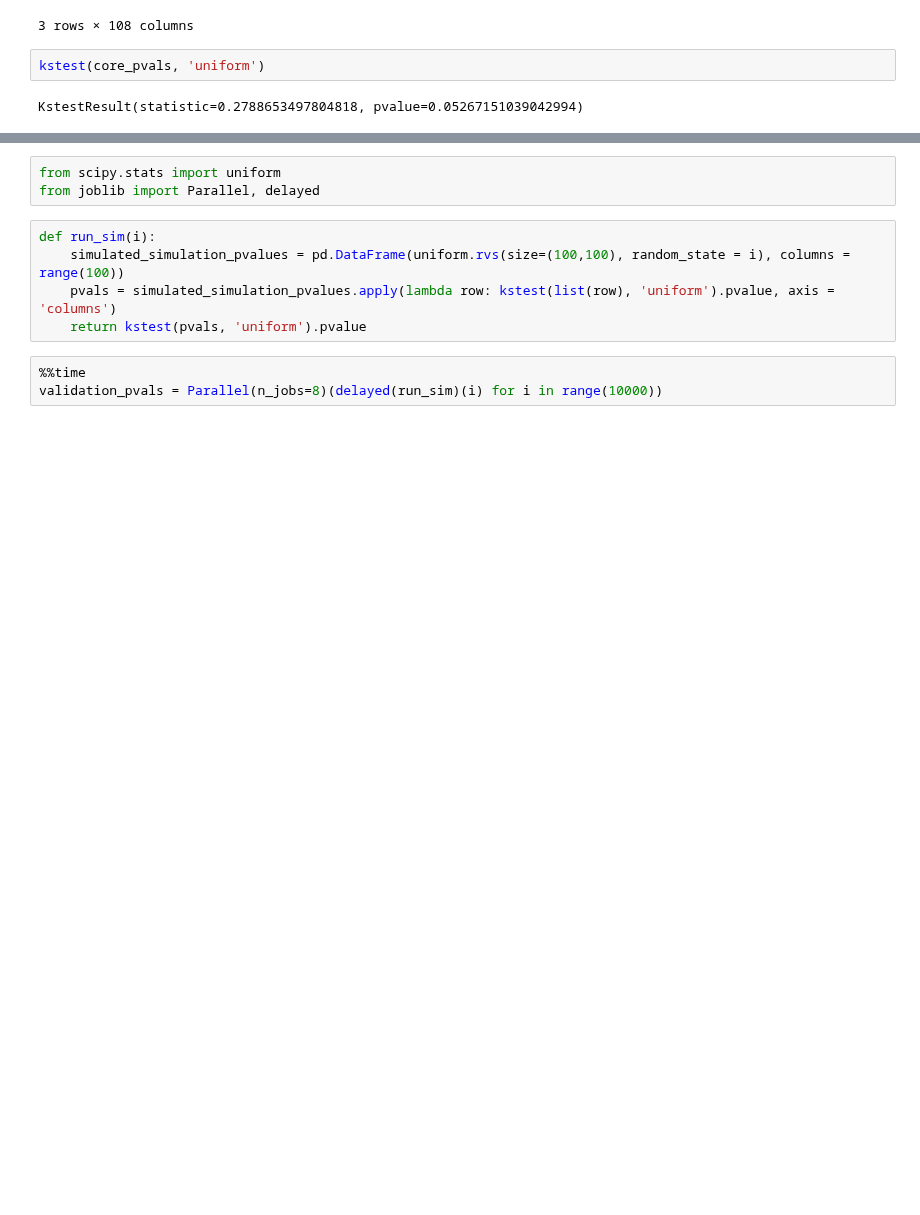
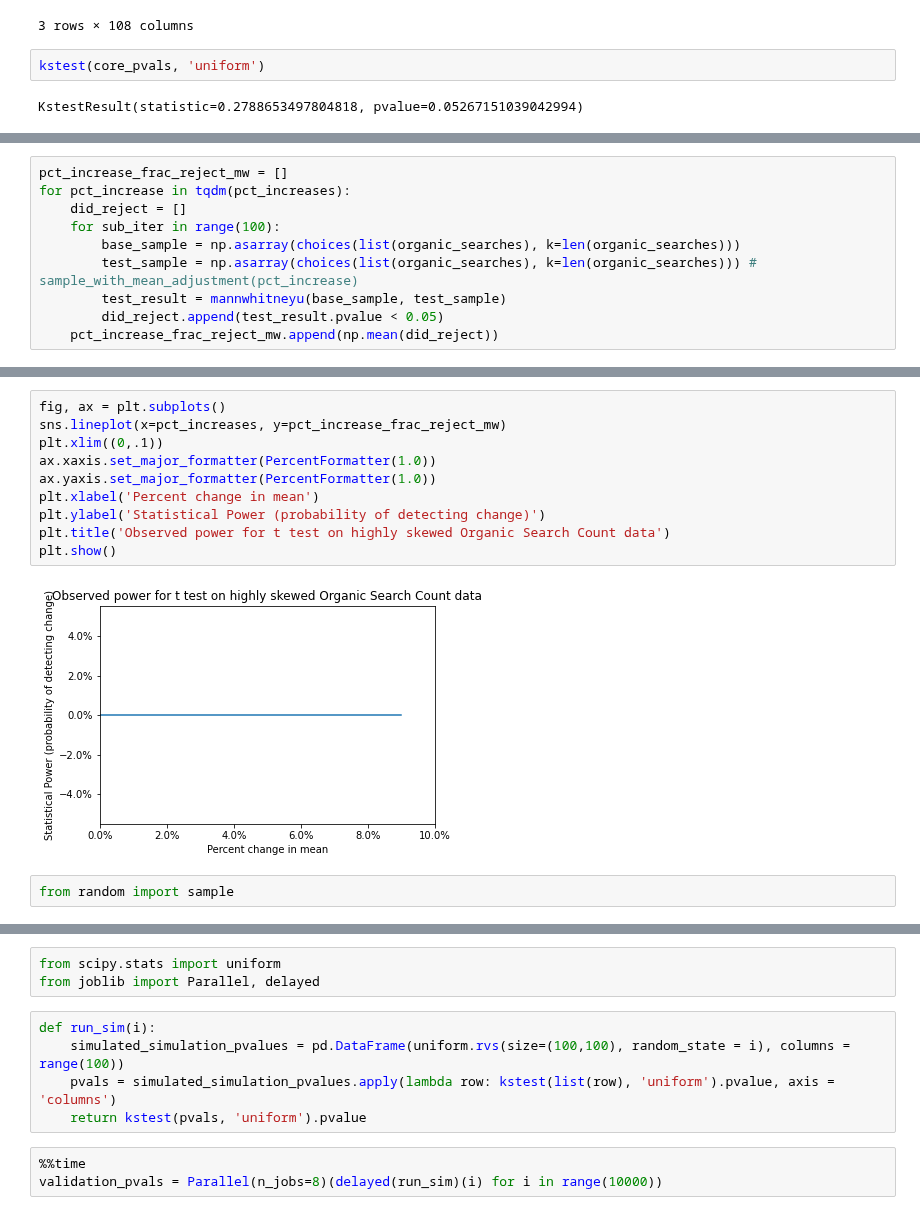
Before and after one commit to mozilla/jetstream, a Jupyter notebook: Analyze Multiple Simulations.ipynb, the cells around one changed output, grey strips where cells are left out. Saved outputs shown, nothing was run; the diff lists cells and outputs as text; blank space fills up the shorter version.

```diff
--- a/Analyze Multiple Simulations.ipynb
+++ b/Analyze Multiple Simulations.ipynb
@@ -375,0 +449,10 @@ KstestResult(statistic=0.2788653497804818, pvalue=0.05267151039042994)
+# %%
+pct_increase_frac_reject_mw = []
+for pct_increase in tqdm(pct_increases):
+    did_reject = []
+    for sub_iter in range(100):
+        base_sample = np.asarray(choices(list(organic_searches), k=len(organic_searches)))
+        test_sample = np.asarray(choices(list(organic_searches), k=len(organic_searches))) # sample_with_mean_adjustment(pct_increase)
+        test_result = mannwhitneyu(base_sample, test_sample)
+        did_reject.append(test_result.pvalue < 0.05)
+    pct_increase_frac_reject_mw.append(np.mean(did_reject))
@@ -375,0 +486,14 @@ KstestResult(statistic=0.2788653497804818, pvalue=0.05267151039042994)
+# %%
+fig, ax = plt.subplots()
+sns.lineplot(x=pct_increases, y=pct_increase_frac_reject_mw)
+plt.xlim((0,.1))
+ax.xaxis.set_major_formatter(PercentFormatter(1.0))
+ax.yaxis.set_major_formatter(PercentFormatter(1.0))
+plt.xlabel('Percent change in mean')
+plt.ylabel('Statistical Power (probability of detecting change)')
+plt.title('Observed power for t test on highly skewed Organic Search Count data')
+plt.show()
+# %% [output]
+[figure, added]
+# %%
+from random import sample
```
Also changed, not shown: parts of 36 cells of this notebook, 2 other files.
